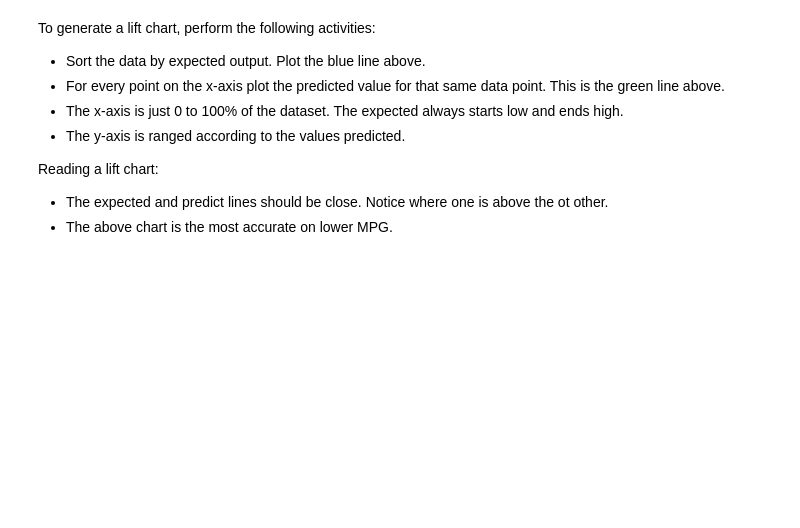
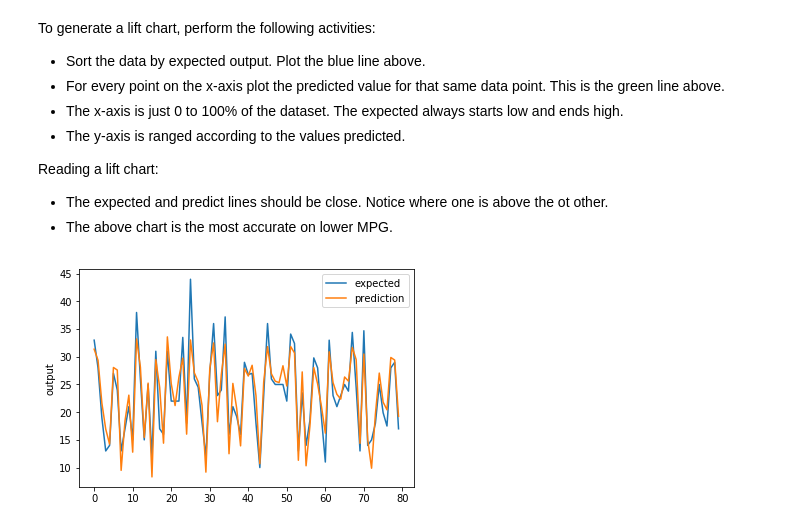
Before and after one commit to jeffheaton/t81_558_deep_learning, a Jupyter notebook: t81_558_class4_class_reg.ipynb, the cells around one changed output. Saved outputs shown, nothing was run; the diff lists cells and outputs as text; code cells hidden in the pictures; blank space fills up the shorter version.

```diff
--- a/t81_558_class4_class_reg.ipynb
+++ b/t81_558_class4_class_reg.ipynb
@@ -470,3 +470,7 @@ To generate a lift chart, perform the following activities:
 Reading a lift chart:
 * The expected and predict lines should be close.  Notice where one is above the ot other.
 * The above chart is the most accurate on lower MPG.
+# %%
+chart_regression(pred.flatten(),y_test,sort=False)
+# %% [output]
+[figure, added]
```
Also changed, not shown: parts of 4 cells of this notebook, 2 other files.
